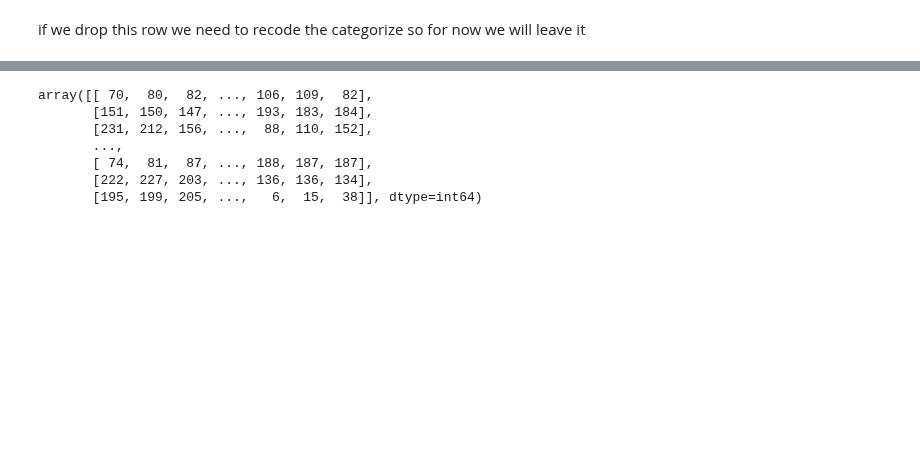
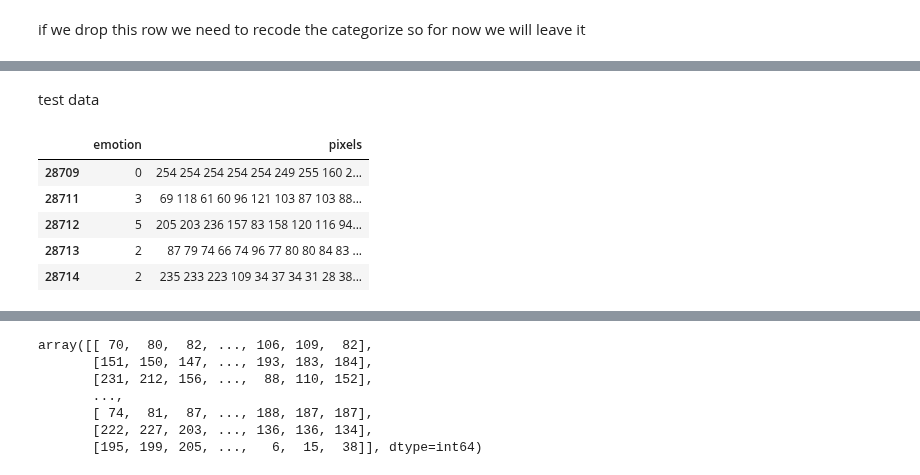
Before and after one commit to freedom-780/facial_recognition, a Jupyter notebook: facial_emotions.ipynb, the cells around one changed output, grey strips where cells are left out. Cells and saved outputs as stored; diff of their text form; code cells hidden in the pictures; blank space fills up the shorter version.

```diff
--- a/facial_emotions.ipynb
+++ b/facial_emotions.ipynb
@@ -232,3 +301,16 @@ valid_df.head()
+# %% [markdown]
+test data
+# %%
+test_df = df.loc[df[' Usage'] == 'PublicTest']
+test_df = test_df.drop(' Usage', axis=1)
+test_df.head()
+# %% [output]
+|  | emotion | pixels |
+| 28709 | 0 | 254 254 254 254 254 249 255 160 2... |
+| 28711 | 3 | 69 118 61 60 96 121 103 87 103 88... |
+| 28712 | 5 | 205 203 236 157 83 158 120 116 94... |
+| 28713 | 2 | 87 79 74 66 74 96 77 80 80 84 83 ... |
+| 28714 | 2 | 235 233 223 109 34 37 34 31 28 38... |
 # %%
 # Separate out our target values
 y_train = train_df['emotion']
```
Also changed, not shown: parts of 59 cells of this notebook.
